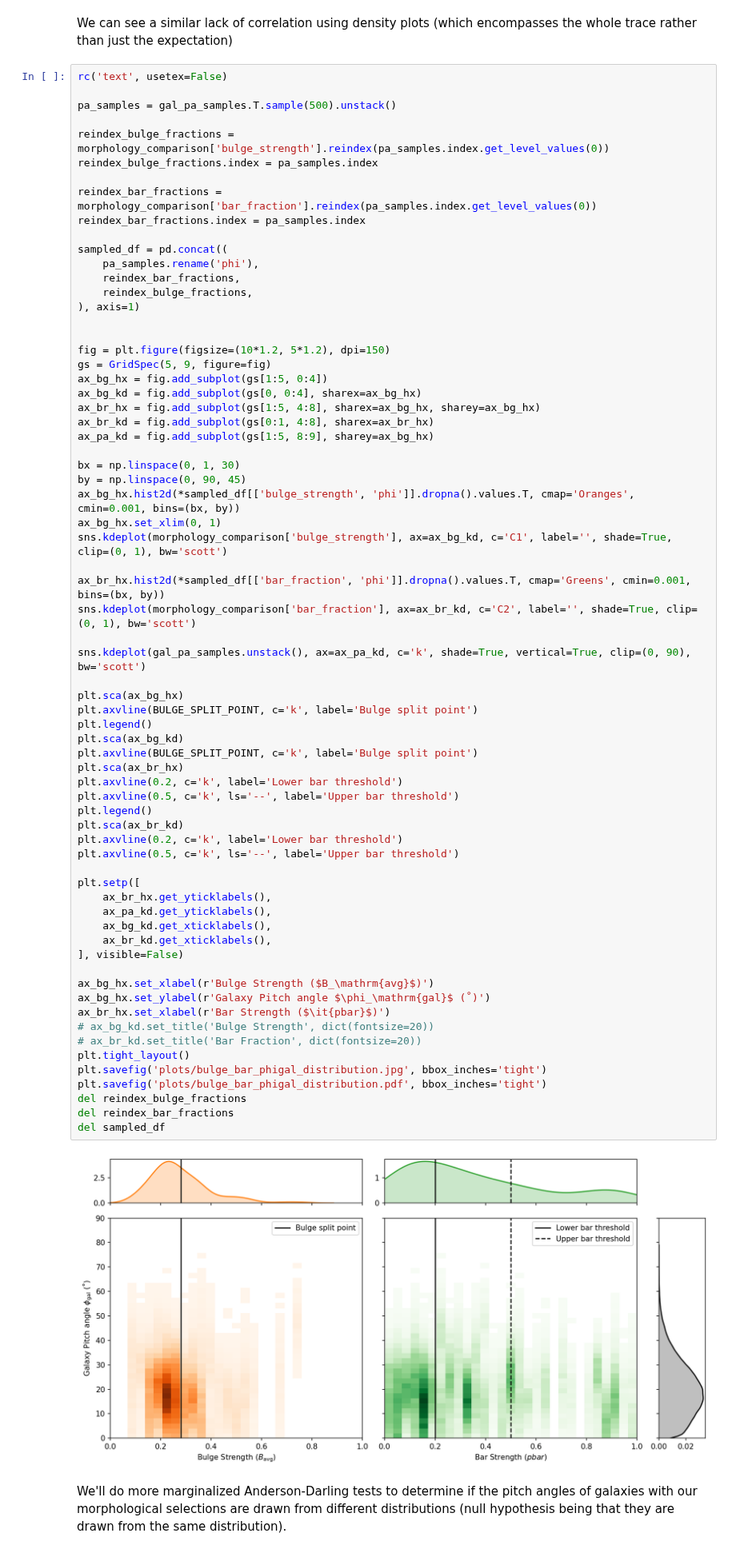
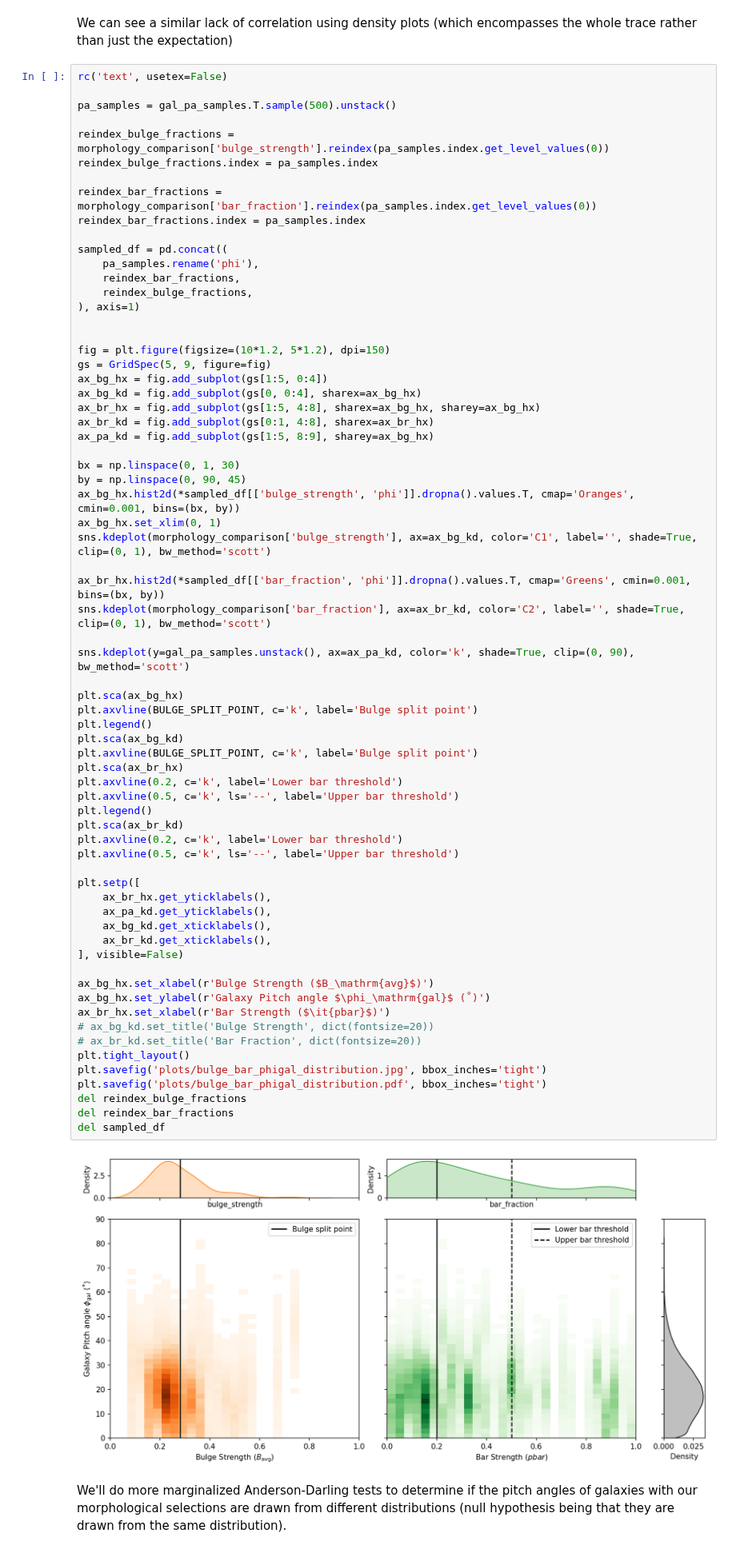
Before and after one commit to tingard/hierarchical-modelling-of-spiral-pitch-angle, a Jupyter notebook: morphology-comparison.ipynb, the cells around one changed output. Shown at 80% size. Saved outputs shown, nothing was run; the diff lists cells and outputs as text.

```diff
--- a/morphology-comparison.ipynb
+++ b/morphology-comparison.ipynb
@@ -369,46 +373,46 @@ bx = np.linspace(0, 1, 30)
 by = np.linspace(0, 90, 45)
 ax_bg_hx.hist2d(*sampled_df[['bulge_strength', 'phi']].dropna().values.T, cmap='Oranges', cmin=0.001, bins=(bx, by))
 ax_bg_hx.set_xlim(0, 1)
-sns.kdeplot(morphology_comparison['bulge_strength'], ax=ax_bg_kd, c='C1', label='', shade=True, clip=(0, 1), bw='scott')
+sns.kdeplot(morphology_comparison['bulge_strength'], ax=ax_bg_kd, color='C1', label='', shade=True, clip=(0, 1), bw_method='scott')
 
 ax_br_hx.hist2d(*sampled_df[['bar_fraction', 'phi']].dropna().values.T, cmap='Greens', cmin=0.001, bins=(bx, by))
-sns.kdeplot(morphology_comparison['bar_fraction'], ax=ax_br_kd, c='C2', label='', shade=True, clip=(0, 1), bw='scott')
+sns.kdeplot(morphology_comparison['bar_fraction'], ax=ax_br_kd, color='C2', label='', shade=True, clip=(0, 1), bw_method='scott')
 
-sns.kdeplot(gal_pa_samples.unstack(), ax=ax_pa_kd, c='k', shade=True, vertical=True, clip=(0, 90), bw='scott')
+sns.kdeplot(y=gal_pa_samples.unstack(), ax=ax_pa_kd, color='k', shade=True, clip=(0, 90), bw_method='scott')
 
 plt.sca(ax_bg_hx)
 plt.axvline(BULGE_SPLIT_POINT, c='k', label='Bulge split point')
 plt.legend()
 plt.sca(ax_bg_kd)
 plt.axvline(BULGE_SPLIT_POINT, c='k', label='Bulge split point')
 plt.sca(ax_br_hx)
 plt.axvline(0.2, c='k', label='Lower bar threshold')
 plt.axvline(0.5, c='k', ls='--', label='Upper bar threshold')
 plt.legend()
 plt.sca(ax_br_kd)
 plt.axvline(0.2, c='k', label='Lower bar threshold')
 plt.axvline(0.5, c='k', ls='--', label='Upper bar threshold')
 
 plt.setp([
     ax_br_hx.get_yticklabels(),
     ax_pa_kd.get_yticklabels(),
     ax_bg_kd.get_xticklabels(),
     ax_br_kd.get_xticklabels(),
 ], visible=False)
 
 ax_bg_hx.set_xlabel(r'Bulge Strength ($B_\mathrm{avg}$)')
 ax_bg_hx.set_ylabel(r'Galaxy Pitch angle $\phi_\mathrm{gal}$ (˚)')
 ax_br_hx.set_xlabel(r'Bar Strength ($\it{pbar}$)')
 # ax_bg_kd.set_title('Bulge Strength', dict(fontsize=20))
 # ax_br_kd.set_title('Bar Fraction', dict(fontsize=20))
 plt.tight_layout()
 plt.savefig('plots/bulge_bar_phigal_distribution.jpg', bbox_inches='tight')
 plt.savefig('plots/bulge_bar_phigal_distribution.pdf', bbox_inches='tight')
 del reindex_bulge_fractions
 del reindex_bar_fractions
 del sampled_df
 # %% [output]
-[figure, old version]
+[figure, new version]
 # %% [markdown]
 We'll do more marginalized Anderson-Darling tests to determine if the pitch angles of galaxies with our morphological selections are drawn from different distributions (null hypothesis being that they are drawn from the same distribution).
 # %% [markdown]
```
Also changed, not shown: parts of 10 cells of this notebook, 34 other files.
